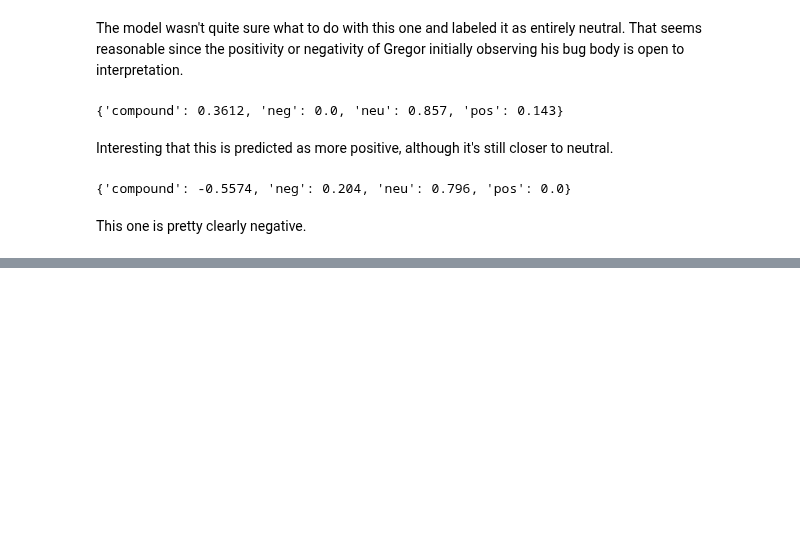
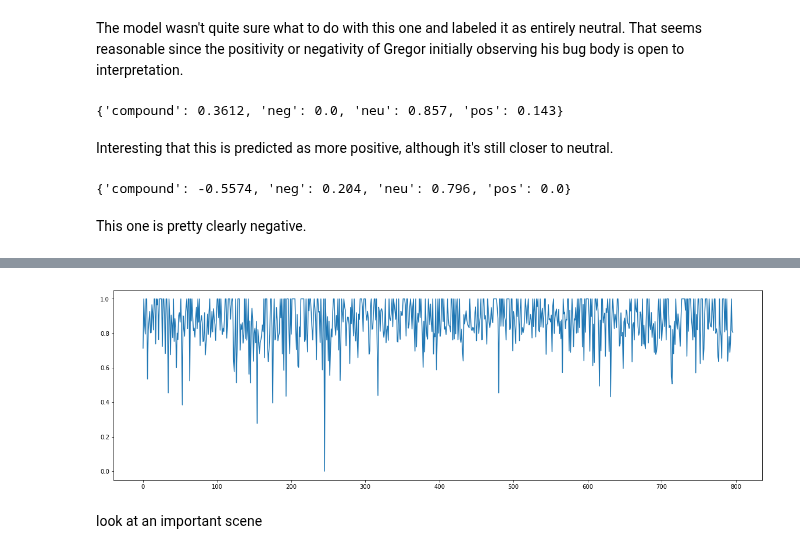
Before and after one commit to jennifernj/NLP-for-philosophy, a Jupyter notebook: Metamorphosis analysis.ipynb, the cells around one changed output, grey strips where cells are left out. Cells and saved outputs as stored; diff of their text form; code cells hidden in the pictures; blank space fills up the shorter version.

```diff
--- a/Metamorphosis analysis.ipynb
+++ b/Metamorphosis analysis.ipynb
@@ -287,0 +334,8 @@ This one is pretty clearly negative.
+# %%
+plt.figure(figsize=(20,6))
+plt.plot(neu_scores)
+plt.show()
+# %% [output]
+[figure, added]
+# %% [markdown]
+look at an important scene
```
Also changed, not shown: parts of 12 cells of this notebook.
